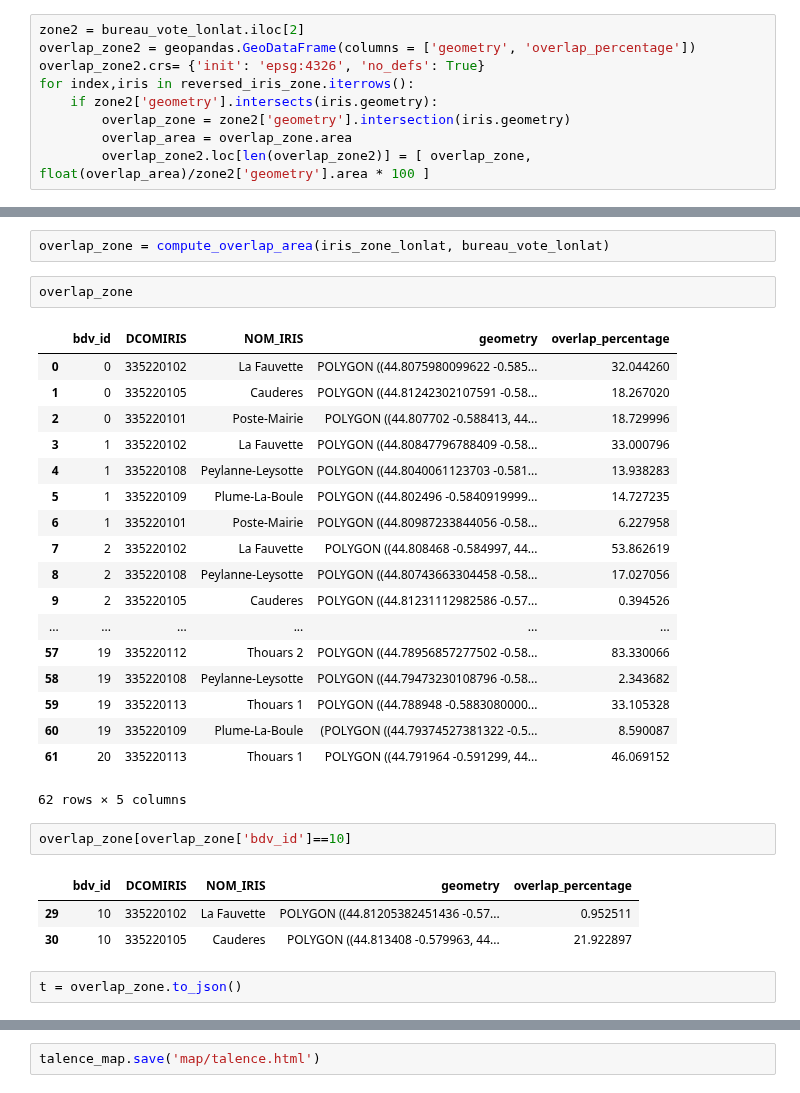
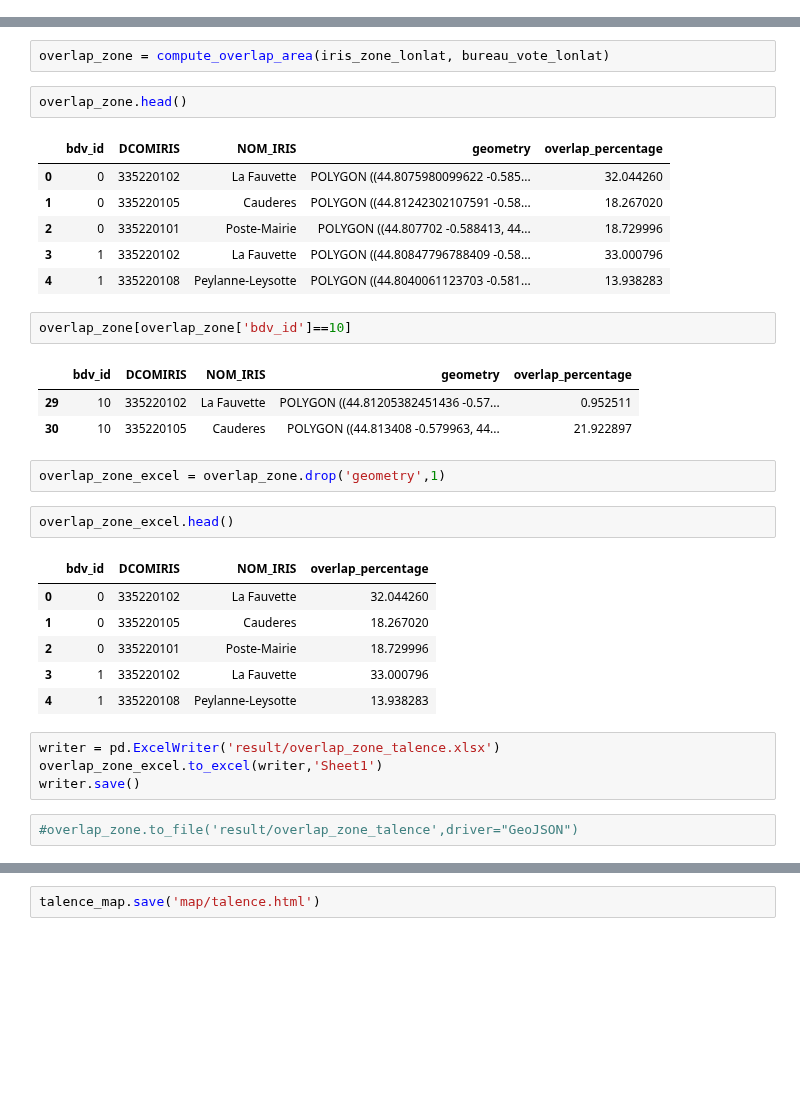
Before and after one commit to du-phan/Electoral-Analysis, a Jupyter notebook: Geospatial analysis/overlap_zone.ipynb, the cells around one changed output, grey strips where cells are left out. Drawn from its saved outputs; the diff is of its cells as text; blank space fills up the shorter version.

```diff
--- a/Geospatial analysis/overlap_zone.ipynb
+++ b/Geospatial analysis/overlap_zone.ipynb
@@ -168,12 +190,3 @@ talence_map
 [interactive output not drawn]
 # %% [markdown]
 ### Compute overlapping area
-# %%
-zone2 = bureau_vote_lonlat.iloc[2]
-overlap_zone2 = geopandas.GeoDataFrame(columns = ['geometry', 'overlap_percentage'])
-overlap_zone2.crs= {'init': 'epsg:4326', 'no_defs': True}
-for index,iris in reversed_iris_zone.iterrows():
-    if zone2['geometry'].intersects(iris.geometry):
-        overlap_zone = zone2['geometry'].intersection(iris.geometry)
-        overlap_area = overlap_zone.area
-        overlap_zone2.loc[len(overlap_zone2)] = [ overlap_zone, float(overlap_area)/zone2['geometry'].area * 100 ]
@@ -231,32 +227,35 @@ def compute_overlap_area(iris_zone_lonlat, bureau_vote_lonlat):
 # %%
 overlap_zone = compute_overlap_area(iris_zone_lonlat, bureau_vote_lonlat)
 # %%
-overlap_zone
+overlap_zone.head()
 # %% [output]
 |  | bdv_id | DCOMIRIS | NOM_IRIS | geometry | overlap_percentage |
 | 0 | 0 | 335220102 | La Fauvette | POLYGON ((44.8075980099622 -0.585... | 32.044260 |
 | 1 | 0 | 335220105 | Cauderes | POLYGON ((44.81242302107591 -0.58... | 18.267020 |
 | 2 | 0 | 335220101 | Poste-Mairie | POLYGON ((44.807702 -0.588413, 44... | 18.729996 |
 | 3 | 1 | 335220102 | La Fauvette | POLYGON ((44.80847796788409 -0.58... | 33.000796 |
 | 4 | 1 | 335220108 | Peylanne-Leysotte | POLYGON ((44.8040061123703 -0.581... | 13.938283 |
-| 5 | 1 | 335220109 | Plume-La-Boule | POLYGON ((44.802496 -0.5840919999... | 14.727235 |
-| 6 | 1 | 335220101 | Poste-Mairie | POLYGON ((44.80987233844056 -0.58... | 6.227958 |
-| 7 | 2 | 335220102 | La Fauvette | POLYGON ((44.808468 -0.584997, 44... | 53.862619 |
-| 8 | 2 | 335220108 | Peylanne-Leysotte | POLYGON ((44.80743663304458 -0.58... | 17.027056 |
-| 9 | 2 | 335220105 | Cauderes | POLYGON ((44.81231112982586 -0.57... | 0.394526 |
-| ... | ... | ... | ... | ... | ... |
-| 57 | 19 | 335220112 | Thouars 2 | POLYGON ((44.78956857277502 -0.58... | 83.330066 |
-| 58 | 19 | 335220108 | Peylanne-Leysotte | POLYGON ((44.79473230108796 -0.58... | 2.343682 |
-| 59 | 19 | 335220113 | Thouars 1 | POLYGON ((44.788948 -0.5883080000... | 33.105328 |
-| 60 | 19 | 335220109 | Plume-La-Boule | (POLYGON ((44.79374527381322 -0.5... | 8.590087 |
-| 61 | 20 | 335220113 | Thouars 1 | POLYGON ((44.791964 -0.591299, 44... | 46.069152 |
-62 rows × 5 columns
 # %%
 overlap_zone[overlap_zone['bdv_id']==10]
 # %% [output]
 |  | bdv_id | DCOMIRIS | NOM_IRIS | geometry | overlap_percentage |
 | 29 | 10 | 335220102 | La Fauvette | POLYGON ((44.81205382451436 -0.57... | 0.952511 |
 | 30 | 10 | 335220105 | Cauderes | POLYGON ((44.813408 -0.579963, 44... | 21.922897 |
-# %%
-t = overlap_zone.to_json()
+# %%
+overlap_zone_excel = overlap_zone.drop('geometry',1)
+# %%
+overlap_zone_excel.head()
+# %% [output]
+|  | bdv_id | DCOMIRIS | NOM_IRIS | overlap_percentage |
+| 0 | 0 | 335220102 | La Fauvette | 32.044260 |
+| 1 | 0 | 335220105 | Cauderes | 18.267020 |
+| 2 | 0 | 335220101 | Poste-Mairie | 18.729996 |
+| 3 | 1 | 335220102 | La Fauvette | 33.000796 |
+| 4 | 1 | 335220108 | Peylanne-Leysotte | 13.938283 |
+# %%
+writer = pd.ExcelWriter('result/overlap_zone_talence.xlsx')
+overlap_zone_excel.to_excel(writer,'Sheet1')
+writer.save()
+# %%
+#overlap_zone.to_file('result/overlap_zone_talence',driver="GeoJSON")
 # %%
```
Also changed, not shown: parts of 24 cells of this notebook, 1 other file.
